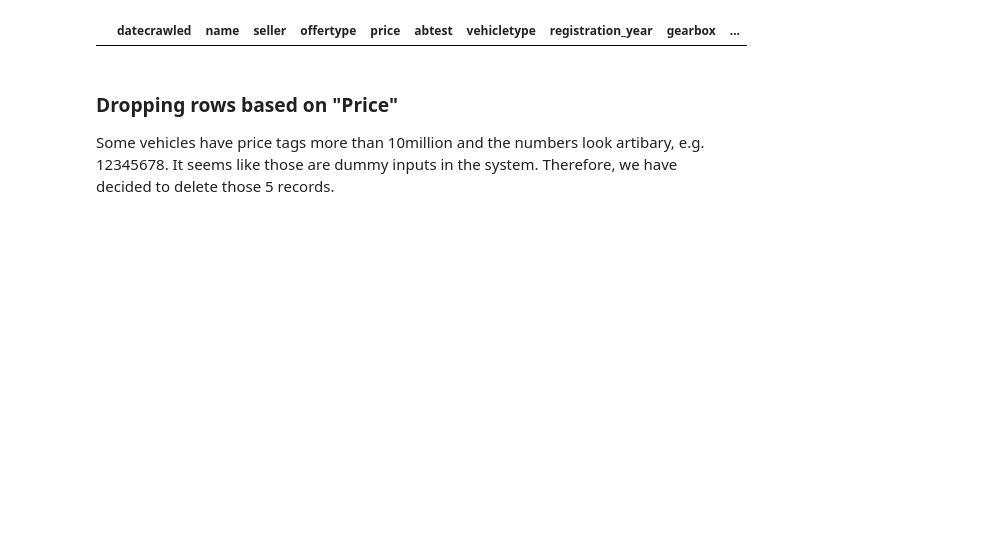
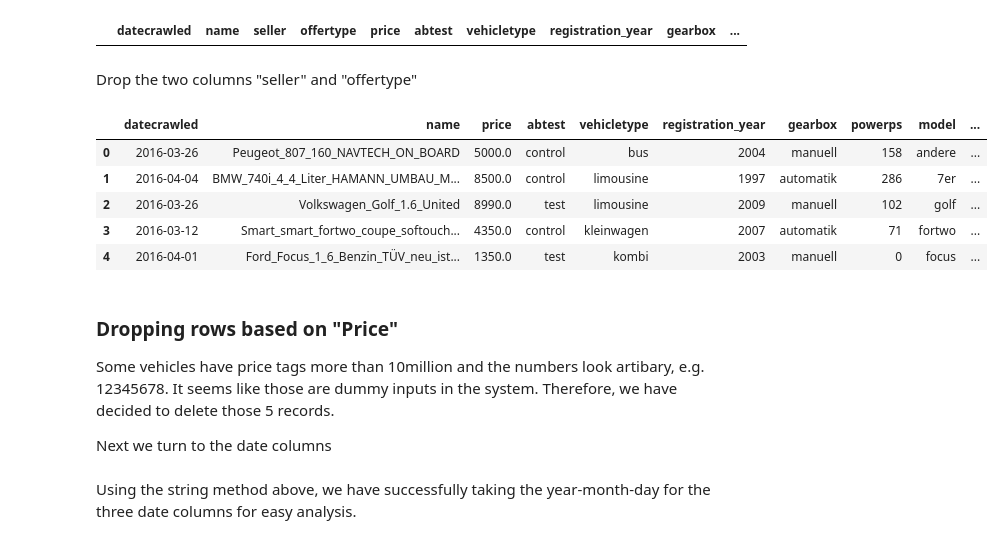
Before and after one commit to mingyyy/dataquest_projects, a Jupyter notebook: DQ_EbayCar.ipynb, the cells around one changed output. Saved outputs shown, nothing was run; the diff lists cells and outputs as text; code cells hidden in the pictures; blank space fills up the shorter version.

```diff
--- a/DQ_EbayCar.ipynb
+++ b/DQ_EbayCar.ipynb
@@ -186,7 +179,24 @@ autos.drop(autos[autos["price"] > 10000000].index, inplace=True)
 autos.loc[autos["price"]>10000000, :]
 # %% [output]
 |  | datecrawled | name | seller | offertype | price | abtest | vehicletype | registration_year | gearbox | ... |
+# %% [markdown]
+Drop the two columns "seller" and "offertype"
+# %%
+autos.drop(autos.loc[:,["seller", "offertype"]], inplace = True, axis = 1)
+# %%
+autos.drop(autos.loc[:,["nrofpictures"]], inplace = True, axis = 1)
+# %%
+autos.head()
+# %% [output]
+|  | datecrawled | name | price | abtest | vehicletype | registration_year | gearbox | powerps | model | ... |
+| 0 | 2016-03-26 | Peugeot_807_160_NAVTECH_ON_BOARD | 5000.0 | control | bus | 2004 | manuell | 158 | andere | ... |
+| 1 | 2016-04-04 | BMW_740i_4_4_Liter_HAMANN_UMBAU_M... | 8500.0 | control | limousine | 1997 | automatik | 286 | 7er | ... |
+| 2 | 2016-03-26 | Volkswagen_Golf_1.6_United | 8990.0 | test | limousine | 2009 | manuell | 102 | golf | ... |
+| 3 | 2016-03-12 | Smart_smart_fortwo_coupe_softouch... | 4350.0 | control | kleinwagen | 2007 | automatik | 71 | fortwo | ... |
+| 4 | 2016-04-01 | Ford_Focus_1_6_Benzin_TÜV_neu_ist... | 1350.0 | test | kombi | 2003 | manuell | 0 | focus | ... |
 # %% [markdown]
 ### Dropping rows based on "Price"
 
 Some vehicles have price tags more than 10million and the numbers look artibary, e.g. 12345678. It seems like those are dummy inputs in the system. Therefore, we have decided to delete those 5 records.
+
+Next we turn to the date columns
@@ -192,0 +209,2 @@ Some vehicles have price tags more than 10million and the numbers look artibary,
+# %% [markdown]
+Using the string method above, we have successfully taking the year-month-day for the three date columns for easy analysis.
```
Also changed, not shown: parts of 21 cells of this notebook.
